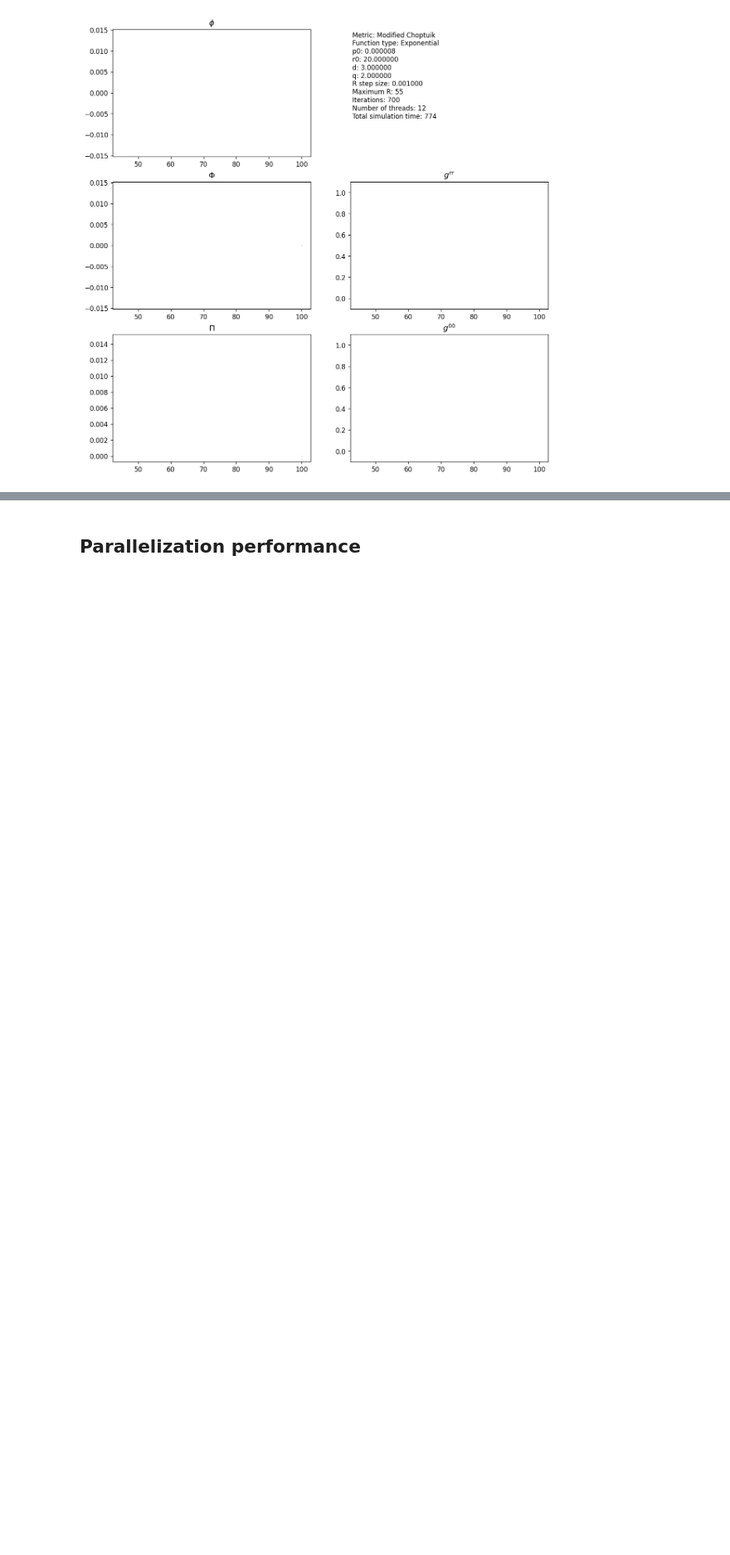
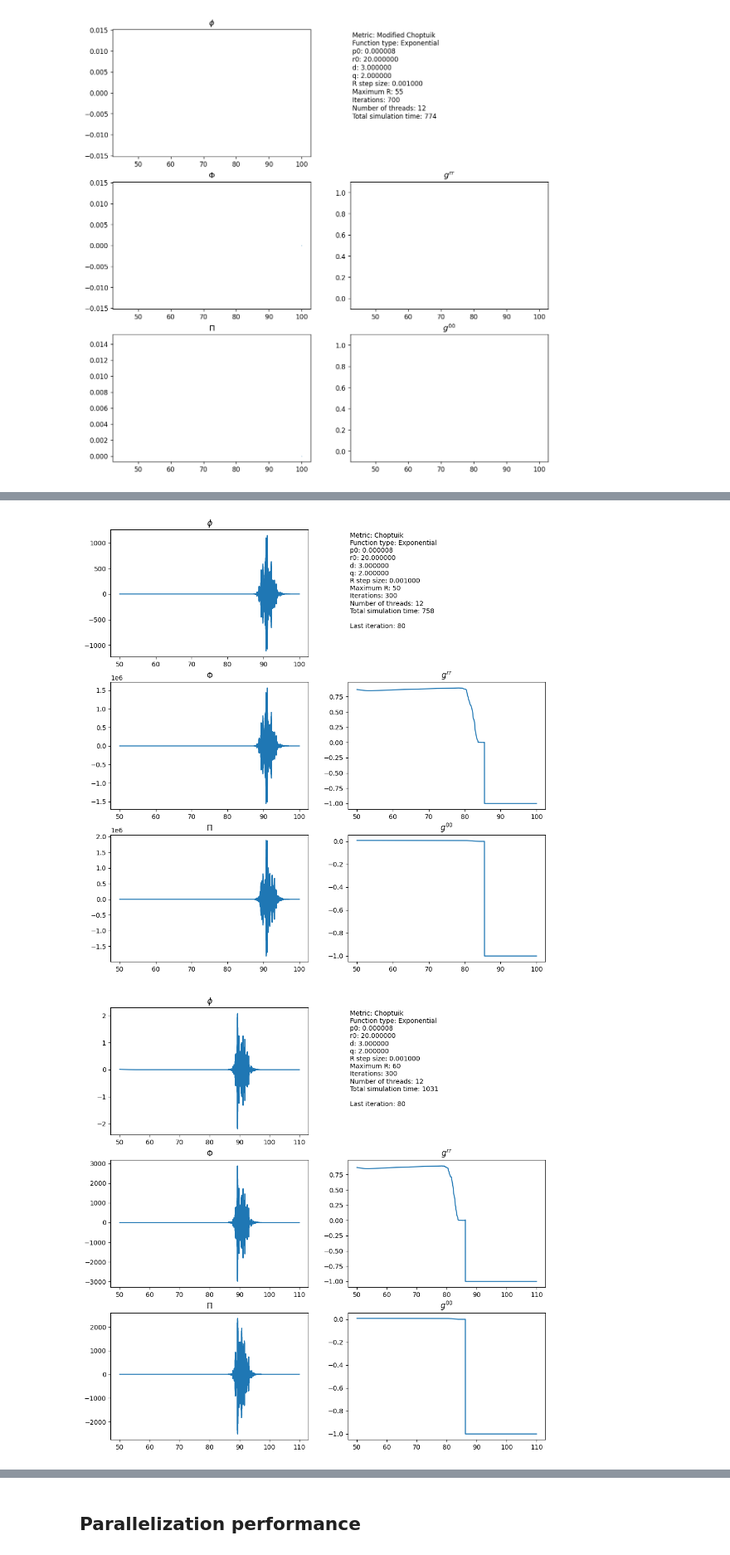
Before and after one commit to OtroBenja/Critical-collapse, a Jupyter notebook: plot.ipynb, the cells around one changed output, grey strips where cells are left out. Shown at 83% size. Cells and saved outputs as stored; diff of their text form; code cells hidden in the pictures; blank space fills up the shorter version.

```diff
--- a/plot.ipynb
+++ b/plot.ipynb
@@ -175,0 +179,10 @@ animate_data('Output_112013.dat',5)
+# %%
+#Plot last frame of all files
+from os import listdir
+folder_files = listdir()
+folder_files = [f for f in folder_files if (f.startswith('Output') and f.endswith('.dat'))]
+for file in folder_files:
+        plot_last(file,0)
+# %% [output]
+[figure, added]
+[figure, added]
```
Also changed, not shown: parts of 4 cells of this notebook.
